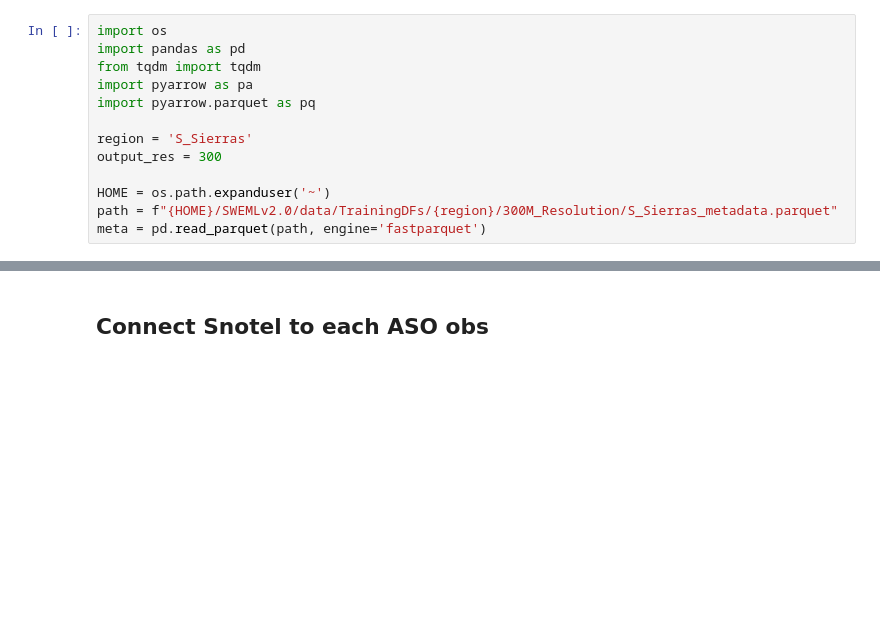
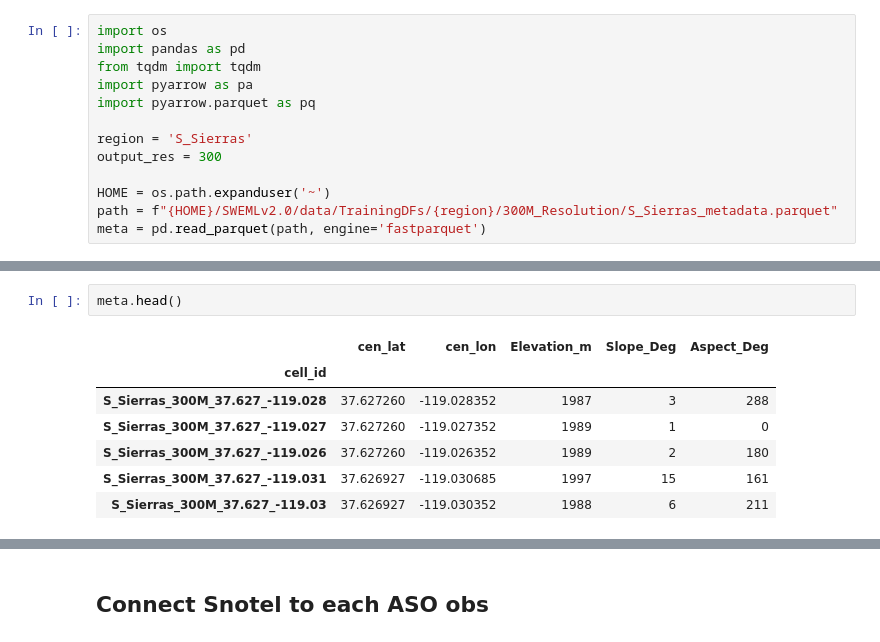
Before and after one commit to whitelightning450/SWEMLv2.0, a Jupyter notebook: Dataprocessing/DataProcessing_PipelineModularized.ipynb, the cells around one changed output, grey strips where cells are left out. Saved outputs shown, nothing was run; the diff lists cells and outputs as text; blank space fills up the shorter version.

```diff
--- a/Dataprocessing/DataProcessing_PipelineModularized.ipynb
+++ b/Dataprocessing/DataProcessing_PipelineModularized.ipynb
@@ -103,0 +145,10 @@ array([1945, 1948, 1949, 1950, 1951, 1960, 1965, 1961, 1963, 1972, 1975,
+# %%
+meta.head()
+# %% [output]
+|  | cen_lat | cen_lon | Elevation_m | Slope_Deg | Aspect_Deg |
+| cell_id |  |  |  |  |  |
+| S_Sierras_300M_37.627_-119.028 | 37.627260 | -119.028352 | 1987 | 3 | 288 |
+| S_Sierras_300M_37.627_-119.027 | 37.627260 | -119.027352 | 1989 | 1 | 0 |
+| S_Sierras_300M_37.627_-119.026 | 37.627260 | -119.026352 | 1989 | 2 | 180 |
+| S_Sierras_300M_37.627_-119.031 | 37.626927 | -119.030685 | 1997 | 15 | 161 |
+| S_Sierras_300M_37.627_-119.03 | 37.626927 | -119.030352 | 1988 | 6 | 211 |
```
Also changed, not shown: parts of 11 cells of this notebook, 2 other files.
